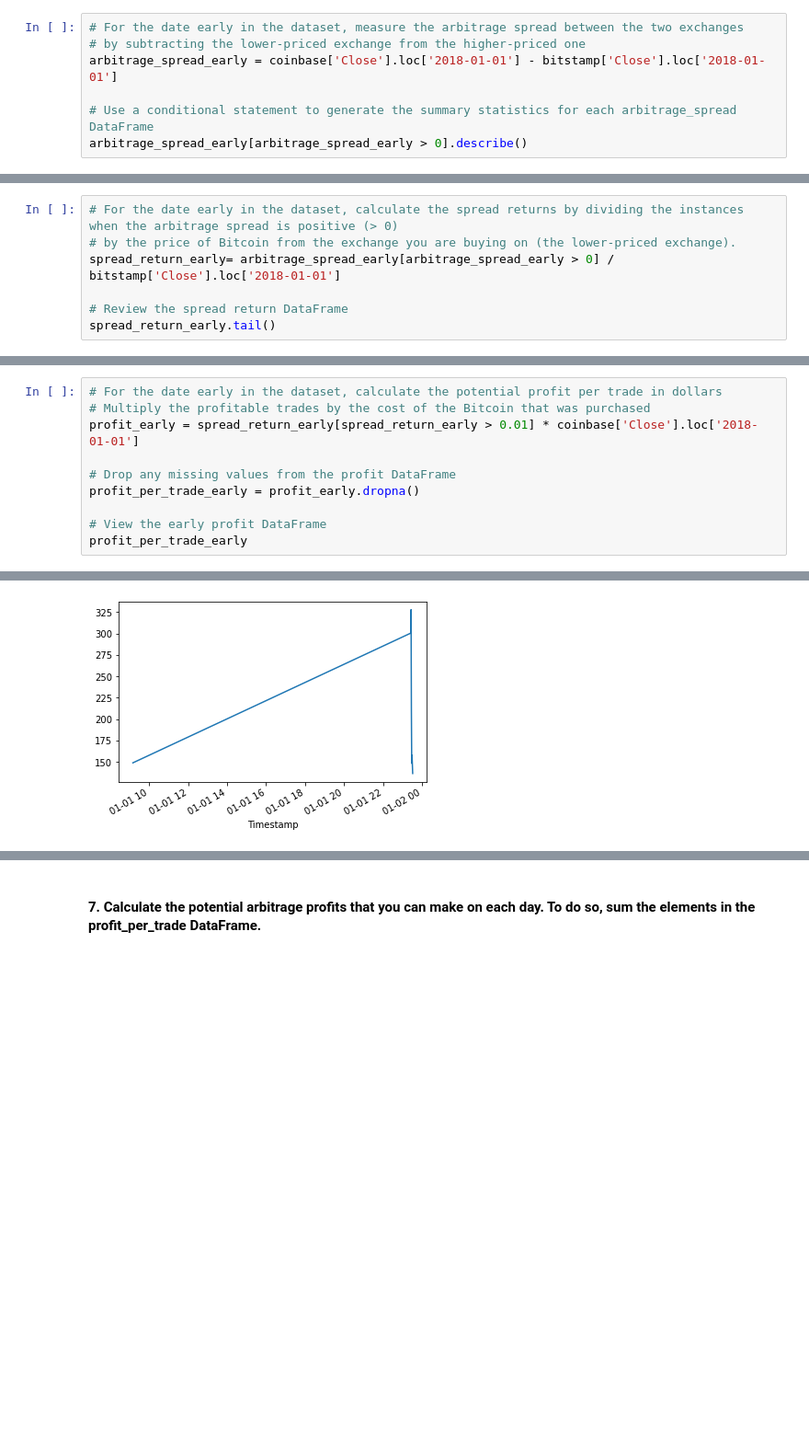
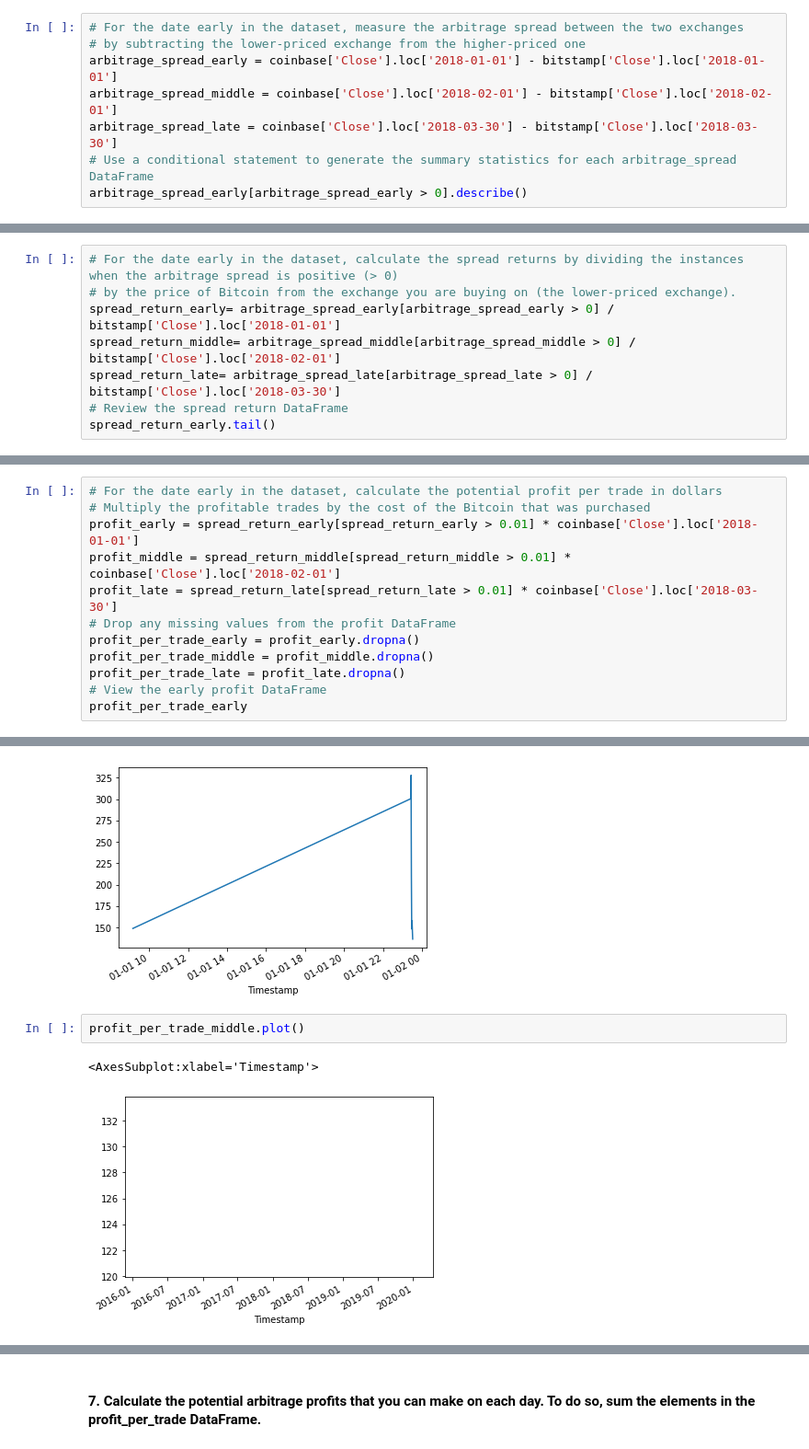
Before and after one commit to quintinbland/crypto_arbitrage, a Jupyter notebook: crypto_arbitrage.ipynb, the cells around one changed output, grey strips where cells are left out. Shown at 92% size. Cells and saved outputs as stored; diff of their text form; blank space fills up the shorter version.

Commit message:
Updated crypto_arbitrage

```diff
--- a/crypto_arbitrage.ipynb
+++ b/crypto_arbitrage.ipynb
@@ -443,7 +443,8 @@ Calculate the potential profits for each date that you selected in the previous
 # For the date early in the dataset, measure the arbitrage spread between the two exchanges
 # by subtracting the lower-priced exchange from the higher-priced one
 arbitrage_spread_early = coinbase['Close'].loc['2018-01-01'] - bitstamp['Close'].loc['2018-01-01']
-
+arbitrage_spread_middle = coinbase['Close'].loc['2018-02-01'] - bitstamp['Close'].loc['2018-02-01']
+arbitrage_spread_late = coinbase['Close'].loc['2018-03-30'] - bitstamp['Close'].loc['2018-03-30']
 # Use a conditional statement to generate the summary statistics for each arbitrage_spread DataFrame
 arbitrage_spread_early[arbitrage_spread_early > 0].describe()
 # %% [output]
@@ -462,7 +487,8 @@ Name: Close, dtype: float64
 # For the date early in the dataset, calculate the spread returns by dividing the instances when the arbitrage spread is positive (> 0)
 # by the price of Bitcoin from the exchange you are buying on (the lower-priced exchange).
 spread_return_early= arbitrage_spread_early[arbitrage_spread_early > 0] / bitstamp['Close'].loc['2018-01-01']
-
+spread_return_middle= arbitrage_spread_middle[arbitrage_spread_middle > 0] / bitstamp['Close'].loc['2018-02-01']
+spread_return_late= arbitrage_spread_late[arbitrage_spread_late > 0] /  bitstamp['Close'].loc['2018-03-30']
 # Review the spread return DataFrame
 spread_return_early.tail()
 # %% [output]
@@ -512,10 +569,12 @@ Name: Close, dtype: float64
 # For the date early in the dataset, calculate the potential profit per trade in dollars
 # Multiply the profitable trades by the cost of the Bitcoin that was purchased
 profit_early = spread_return_early[spread_return_early > 0.01] * coinbase['Close'].loc['2018-01-01']
-
+profit_middle = spread_return_middle[spread_return_middle > 0.01] * coinbase['Close'].loc['2018-02-01']
+profit_late = spread_return_late[spread_return_late > 0.01] * coinbase['Close'].loc['2018-03-30']
 # Drop any missing values from the profit DataFrame
 profit_per_trade_early = profit_early.dropna()
-
+profit_per_trade_middle = profit_middle.dropna()
+profit_per_trade_late = profit_late.dropna()
 # View the early profit DataFrame
 profit_per_trade_early
 # %% [output]
@@ -549,3 +642,8 @@ profit_per_trade_early.plot()
 # %% [output]
 <AxesSubplot:xlabel='Timestamp'>
 [figure]
+# %%
+profit_per_trade_middle.plot()
+# %% [output]
+<AxesSubplot:xlabel='Timestamp'>
+[figure, added]
```
Also changed, not shown: parts of 19 cells of this notebook.
